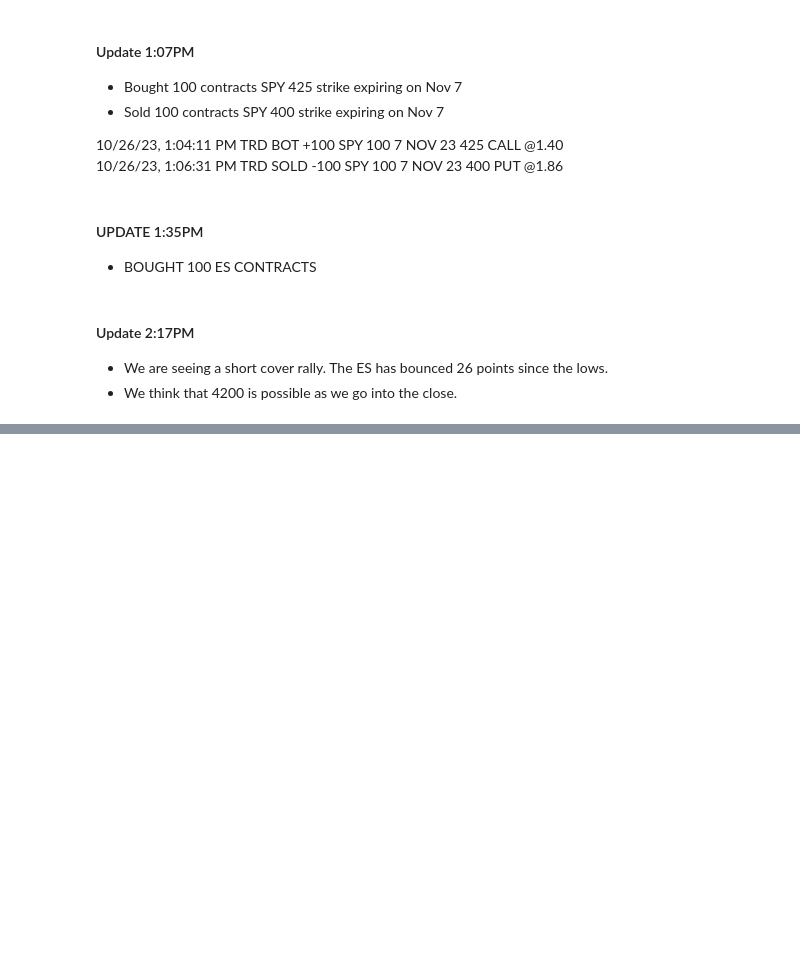
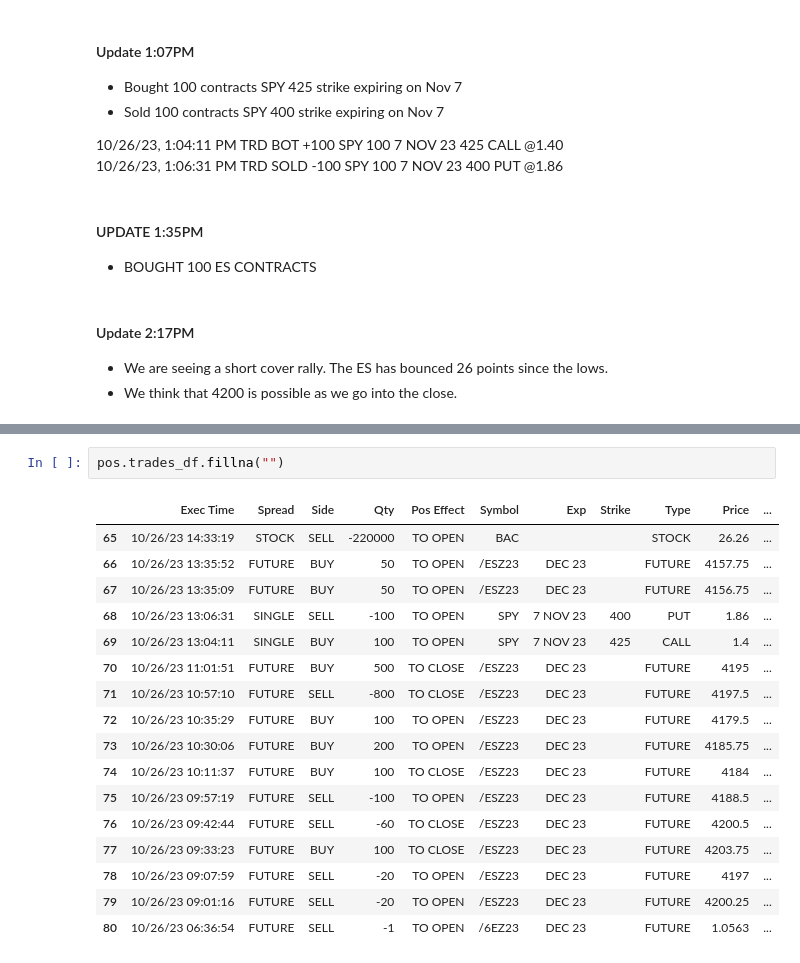
Before and after one commit to realspeculator/market_journal, a Jupyter notebook: 2023/10_2023/October 26, 2023.ipynb, the cells around one changed output, grey strips where cells are left out. Cells and saved outputs as stored; diff of their text form; blank space fills up the shorter version.

```diff
--- a/2023/10_2023/October 26, 2023.ipynb
+++ b/2023/10_2023/October 26, 2023.ipynb
@@ -103,0 +128,20 @@ We did see a break of the lows, but TICK and VOLD are still positive, making it
+# %%
+pos.trades_df.fillna("")
+# %% [output]
+|  | Exec Time | Spread | Side | Qty | Pos Effect | Symbol | Exp | Strike | Type | Price | ... |
+| 65 | 10/26/23 14:33:19 | STOCK | SELL | -220000 | TO OPEN | BAC |  |  | STOCK | 26.26 | ... |
+| 66 | 10/26/23 13:35:52 | FUTURE | BUY | 50 | TO OPEN | /ESZ23 | DEC 23 |  | FUTURE | 4157.75 | ... |
+| 67 | 10/26/23 13:35:09 | FUTURE | BUY | 50 | TO OPEN | /ESZ23 | DEC 23 |  | FUTURE | 4156.75 | ... |
+| 68 | 10/26/23 13:06:31 | SINGLE | SELL | -100 | TO OPEN | SPY | 7 NOV 23 | 400 | PUT | 1.86 | ... |
+| 69 | 10/26/23 13:04:11 | SINGLE | BUY | 100 | TO OPEN | SPY | 7 NOV 23 | 425 | CALL | 1.4 | ... |
+| 70 | 10/26/23 11:01:51 | FUTURE | BUY | 500 | TO CLOSE | /ESZ23 | DEC 23 |  | FUTURE | 4195 | ... |
+| 71 | 10/26/23 10:57:10 | FUTURE | SELL | -800 | TO CLOSE | /ESZ23 | DEC 23 |  | FUTURE | 4197.5 | ... |
+| 72 | 10/26/23 10:35:29 | FUTURE | BUY | 100 | TO OPEN | /ESZ23 | DEC 23 |  | FUTURE | 4179.5 | ... |
+| 73 | 10/26/23 10:30:06 | FUTURE | BUY | 200 | TO OPEN | /ESZ23 | DEC 23 |  | FUTURE | 4185.75 | ... |
+| 74 | 10/26/23 10:11:37 | FUTURE | BUY | 100 | TO CLOSE | /ESZ23 | DEC 23 |  | FUTURE | 4184 | ... |
+| 75 | 10/26/23 09:57:19 | FUTURE | SELL | -100 | TO OPEN | /ESZ23 | DEC 23 |  | FUTURE | 4188.5 | ... |
+| 76 | 10/26/23 09:42:44 | FUTURE | SELL | -60 | TO CLOSE | /ESZ23 | DEC 23 |  | FUTURE | 4200.5 | ... |
+| 77 | 10/26/23 09:33:23 | FUTURE | BUY | 100 | TO CLOSE | /ESZ23 | DEC 23 |  | FUTURE | 4203.75 | ... |
+| 78 | 10/26/23 09:07:59 | FUTURE | SELL | -20 | TO OPEN | /ESZ23 | DEC 23 |  | FUTURE | 4197 | ... |
+| 79 | 10/26/23 09:01:16 | FUTURE | SELL | -20 | TO OPEN | /ESZ23 | DEC 23 |  | FUTURE | 4200.25 | ... |
+| 80 | 10/26/23 06:36:54 | FUTURE | SELL | -1 | TO OPEN | /6EZ23 | DEC 23 |  | FUTURE | 1.0563 | ... |
```
Also changed, not shown: parts of 4 cells of this notebook, 1 other file.
